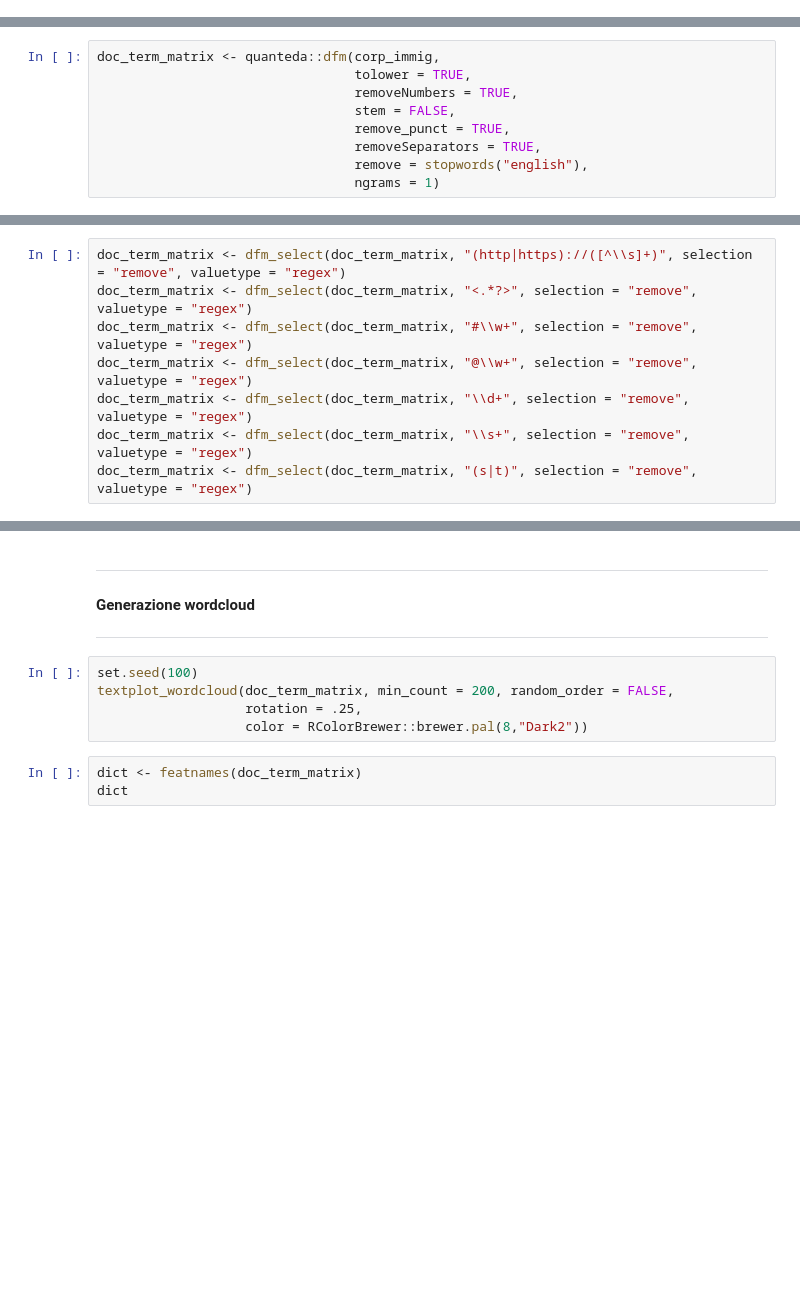
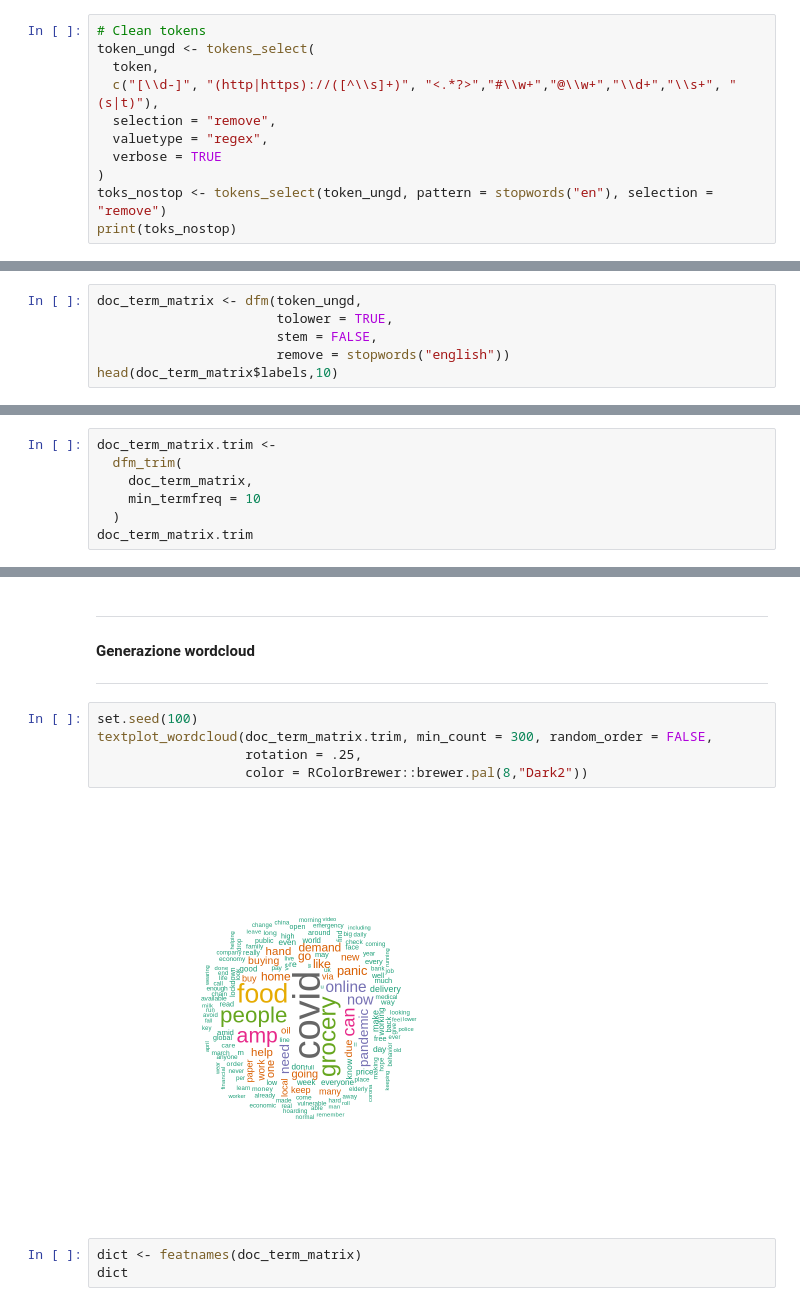
Before and after one commit to CavallucciMartina/Coronavirus-tweets-Text-Classification, a Jupyter notebook: Coronavirus_tweets_Text_Classification_MartinaCavallucci_R.ipynb, the cells around one changed output, grey strips where cells are left out. Cells and saved outputs as stored; diff of their text form; blank space fills up the shorter version.

```diff
--- a/Coronavirus_tweets_Text_Classification_MartinaCavallucci_R.ipynb
+++ b/Coronavirus_tweets_Text_Classification_MartinaCavallucci_R.ipynb
@@ -183,3 +188,14 @@ kwic(corp_immig, "pandemic", window=6)
+# %%
+# Clean tokens
+token_ungd <- tokens_select(
+  token,
+  c("[\\d-]", "(http|https)://([^\\s]+)", "<.*?>","#\\w+","@\\w+","\\d+","\\s+", "(s|t)"),
+  selection = "remove",
+  valuetype = "regex",
+  verbose = TRUE
+)
+toks_nostop <- tokens_select(token_ungd, pattern = stopwords("en"), selection = "remove")
+print(toks_nostop)
 # %% [markdown]
 ---
 
@@ -187,11 +203,8 @@ kwic(corp_immig, "pandemic", window=6)
 
 ---
 # %%
-doc_term_matrix <- quanteda::dfm(corp_immig,
-                                 tolower = TRUE,
-                                 removeNumbers = TRUE,
-                                 stem = FALSE,
-                                 remove_punct = TRUE,
-                                 removeSeparators = TRUE,
-                                 remove = stopwords("english"),
-                                 ngrams = 1)
+doc_term_matrix <- dfm(token_ungd,
+                       tolower = TRUE,
+                       stem = FALSE,
+                       remove = stopwords("english"))
+head(doc_term_matrix$labels,10)
@@ -204,8 +210,0 @@ doc_term_matrix <- quanteda::dfm(corp_immig,
-# %%
-doc_term_matrix <- dfm_select(doc_term_matrix, "(http|https)://([^\\s]+)", selection = "remove", valuetype = "regex")
-doc_term_matrix <- dfm_select(doc_term_matrix, "<.*?>", selection = "remove", valuetype = "regex")
-doc_term_matrix <- dfm_select(doc_term_matrix, "#\\w+", selection = "remove", valuetype = "regex")
-doc_term_matrix <- dfm_select(doc_term_matrix, "@\\w+", selection = "remove", valuetype = "regex")
-doc_term_matrix <- dfm_select(doc_term_matrix, "\\d+", selection = "remove", valuetype = "regex")
-doc_term_matrix <- dfm_select(doc_term_matrix, "\\s+", selection = "remove", valuetype = "regex")
-doc_term_matrix <- dfm_select(doc_term_matrix, "(s|t)", selection = "remove", valuetype = "regex")
@@ -215,0 +211,7 @@ topfeatures(doc_term_matrix,15)
+# %%
+doc_term_matrix.trim <-
+  dfm_trim(
+    doc_term_matrix,
+    min_termfreq = 10
+  )
+doc_term_matrix.trim
@@ -221,9 +228,11 @@ topfeatures(doc_term_matrix,15)
 ---
 # %%
 set.seed(100)
-textplot_wordcloud(doc_term_matrix, min_count = 200, random_order = FALSE,
+textplot_wordcloud(doc_term_matrix.trim, min_count = 300, random_order = FALSE,
                    rotation = .25,
                    color = RColorBrewer::brewer.pal(8,"Dark2"))
+# %% [output]
+[figure, added]
 # %%
 dict <- featnames(doc_term_matrix)
 dict
```
Also changed, not shown: parts of 28 cells of this notebook.
